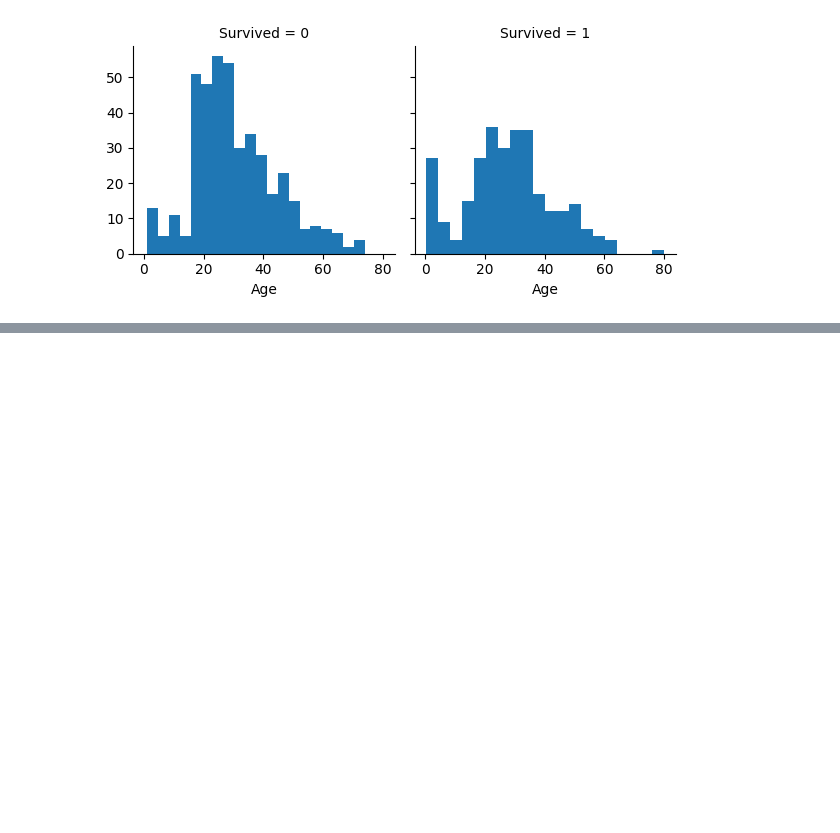
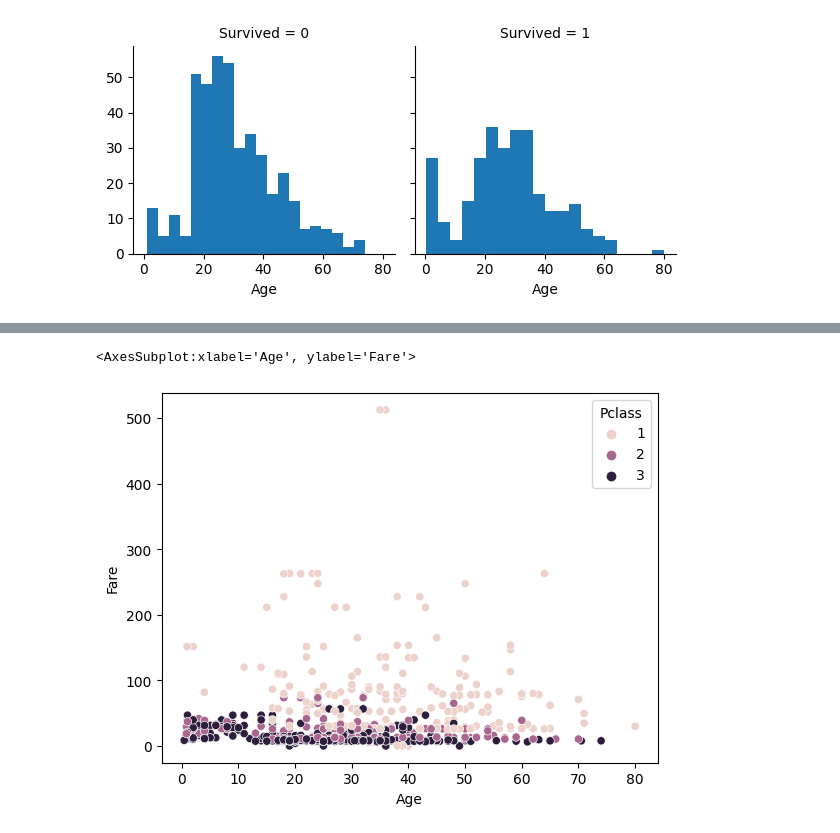
Before and after one commit to smjune/ipynb, a Jupyter notebook: kaggle/kaggel_titanic.ipynb, the cells around one changed output, grey strips where cells are left out. Cells and saved outputs as stored; diff of their text form; code cells hidden in the pictures; blank space fills up the shorter version.

```diff
--- a/kaggle/kaggel_titanic.ipynb
+++ b/kaggle/kaggel_titanic.ipynb
@@ -155,0 +169,8 @@ g.map(plt.hist, 'Age', bins = 20)
+# %%
+sns.scatterplot( x ='Age',
+                y = 'Fare',
+                hue='Pclass',
+                data = train_df)
+# %% [output]
+<AxesSubplot:xlabel='Age', ylabel='Fare'>
+[figure, added]
```
Also changed, not shown: parts of 4 cells of this notebook, 6 other files.
